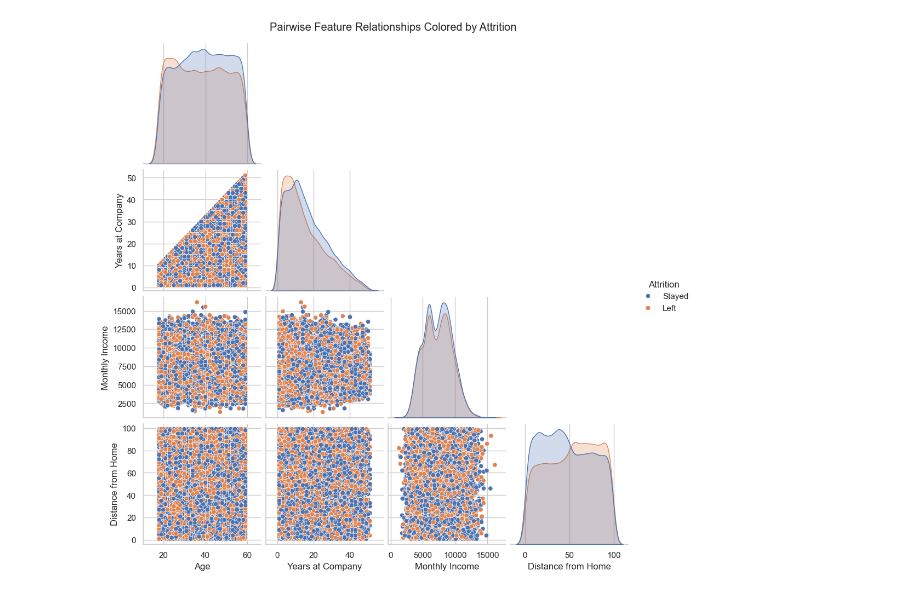
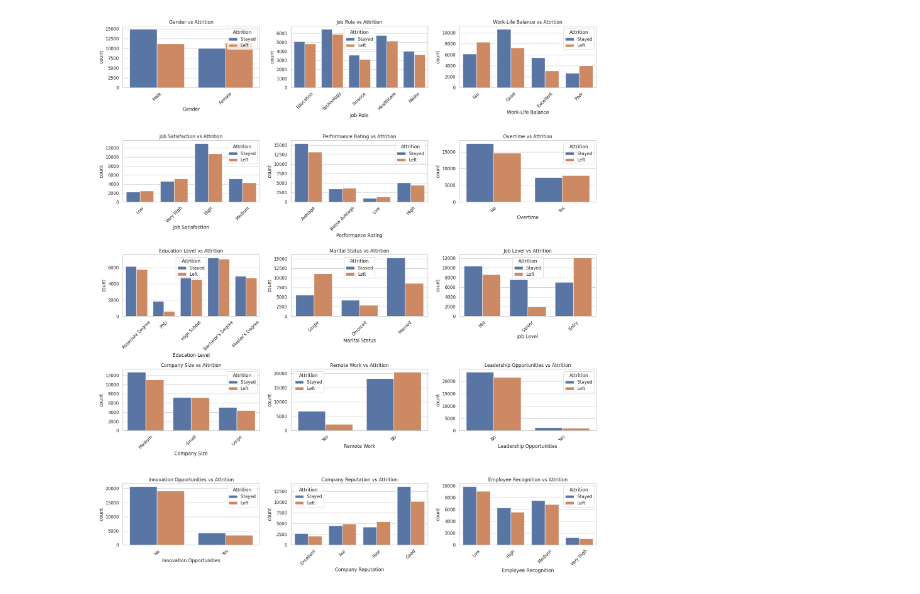
Before and after one commit to Kvnhooman/Employee-Attrition-Prediction_AAI-501, a Jupyter notebook: visualizations.ipynb, the cells around one changed output. Cells and saved outputs as stored; diff of their text form; code cells hidden in the pictures.

```diff
--- a/visualizations.ipynb
+++ b/visualizations.ipynb
@@ -109,7 +69,23 @@ plt.show()
-# %%
-selected_features = ['Age', 'Years at Company', 'Monthly Income', 'Distance from Home', 'Attrition']
-sns.pairplot(df[selected_features], hue='Attrition', corner=True, diag_kind='kde')
-plt.suptitle("Pairwise Feature Relationships Colored by Attrition", y=1.02)
-plt.show()
-# %% [output]
-[figure, removed]
+# %%
+# Categorical features breakdown by Attrition
+categorical_cols = df.select_dtypes(include=['object']).columns.drop('Attrition')
+
+# Plot countplots for each categorical feature vs. Attrition
+n_cols = 3
+n_rows = (len(categorical_cols) + n_cols - 1) // n_cols
+fig, axes = plt.subplots(nrows=n_rows, ncols=n_cols, figsize=(18, n_rows * 4))
+axes = axes.flatten()
+
+for i, col in enumerate(categorical_cols):
+    sns.countplot(data=df, x=col, hue="Attrition", ax=axes[i])
+    axes[i].set_title(f"{col} vs Attrition")
+    axes[i].tick_params(axis='x', rotation=45)
+
+# Remove unused subplots
+for j in range(i + 1, len(axes)):
+    fig.delaxes(axes[j])
+
+plt.tight_layout()
+plt.show()
+# %% [output]
+[figure, added]
```
Also changed, not shown: parts of 9 cells of this notebook, 2 other files.
